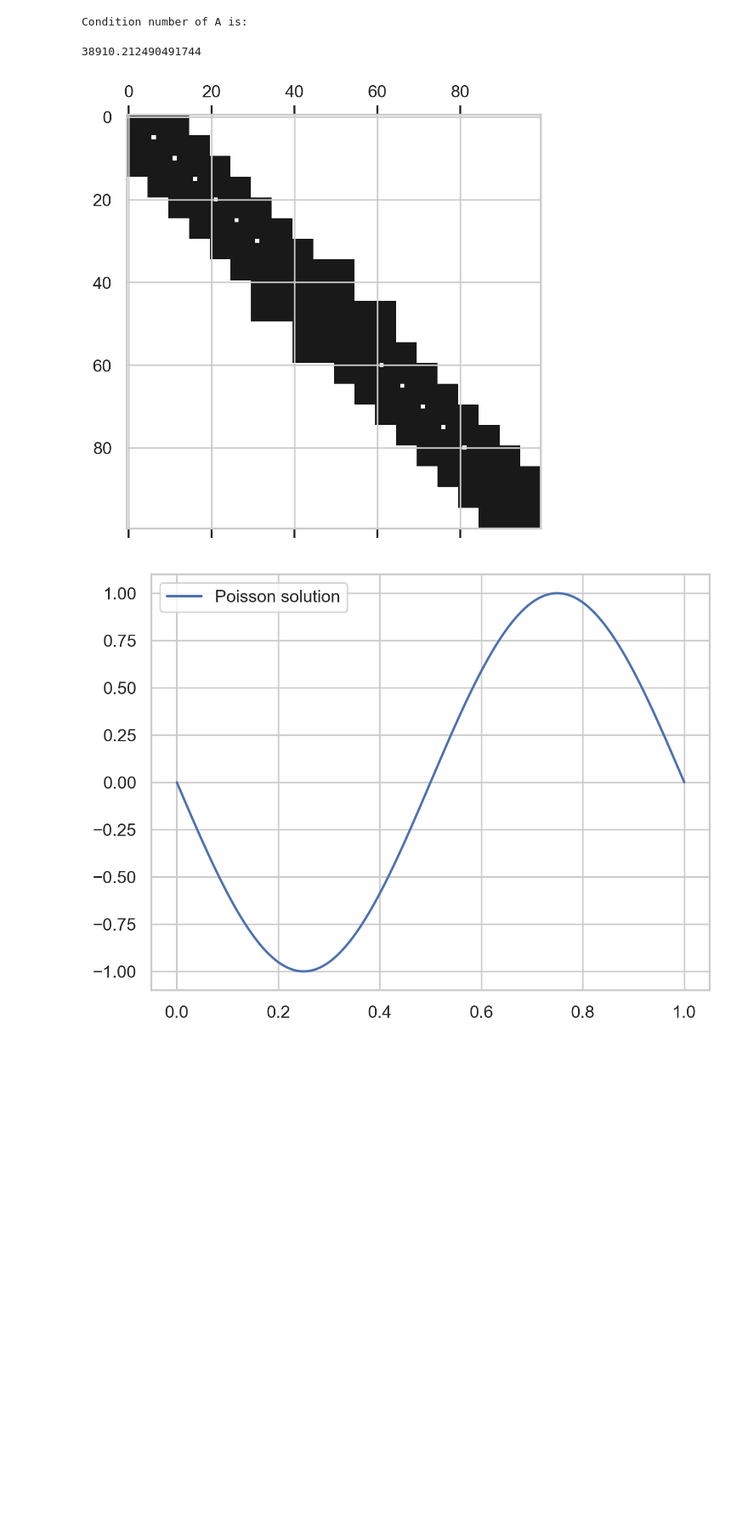
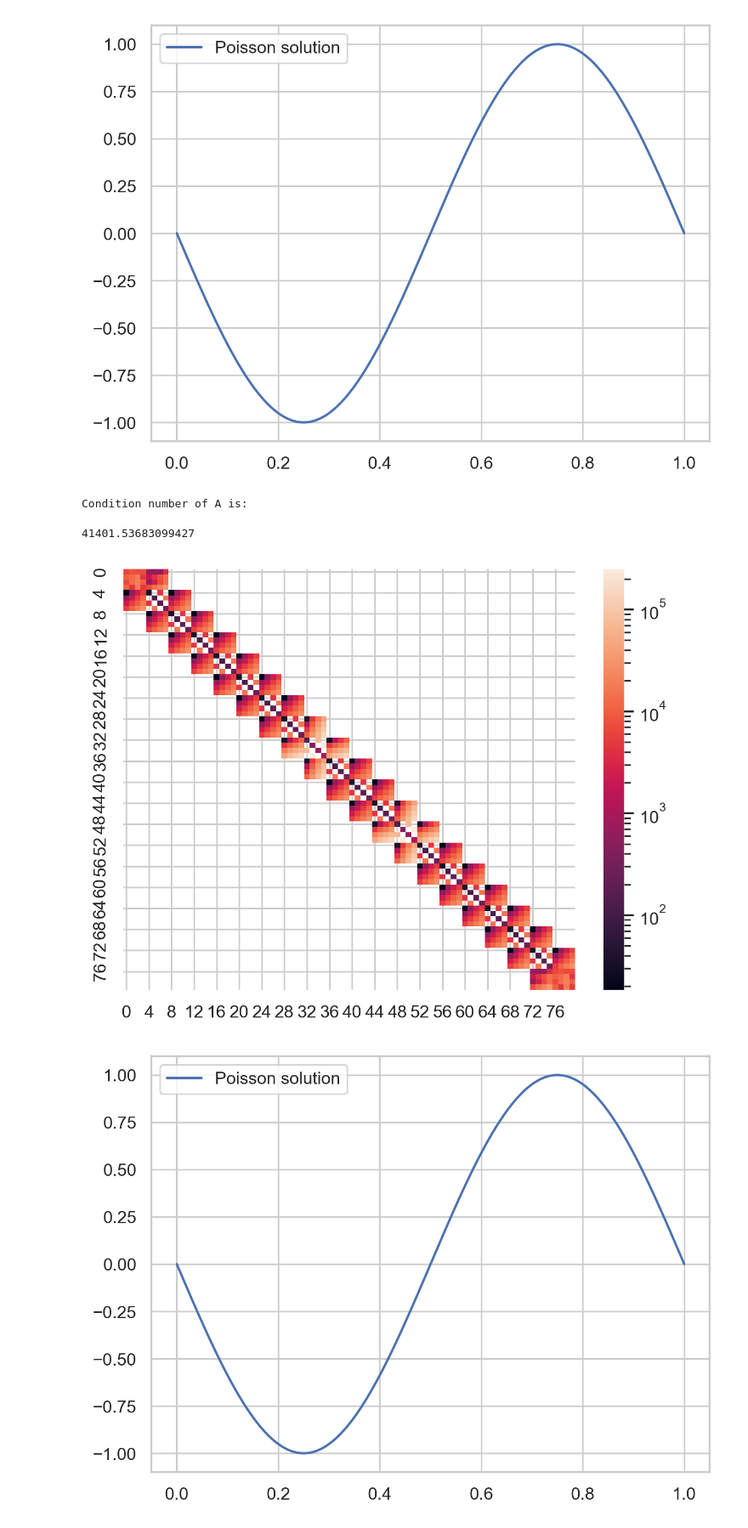
Before and after one commit to Nigel-Shen/StateRedistribution, a Jupyter notebook: DGSRD_elliptic.ipynb, the cells around one changed output. Shown at 85% size. Drawn from its saved outputs; the diff is of its cells as text; code cells hidden in the pictures; blank space fills up the shorter version.

```diff
--- a/DGSRD_elliptic.ipynb
+++ b/DGSRD_elliptic.ipynb
@@ -475,18 +505,29 @@ Condition number of A is:
+# %%
+F = initialize(lambda x: (2*np.pi)**2 * np.sin(2*np.pi*x), grid, p)
+F = F.flatten()
+U = np.linalg.solve(Adense, F)
+U = np.reshape(U, (N, p+1))
+
+func_U  = evaluate_sol(U, grid)
+xs      = np.linspace(0, L, 1000)
+us      = do_op(func_U, xs)
+fig, ax = plt.subplots(dpi=250)
+ax.plot(xs, us, label="Poisson solution")
+ax.legend()
+plt.show()
+# %% [output]
+[figure, added]
 # %%
-def mv_srd(u):
-    U = np.reshape(u, (N, p+1))
-    F = compute_F(U, srd=True)
-    return F.flatten()
-
-A = sp.LinearOperator( (N*(p+1), N*(p+1)), matvec=mv_srd )
+A = sp.LinearOperator((N*(p+1), N*(p+1)), matvec=get_mv("IP", local_matrices, [0, 0], False, p, grid, coarsen_M, redistribute_M))
 Adense = A * np.eye(N*(p+1))
+Adense[np.abs(Adense) < 1E-11] = 0
 print("Condition number of A is:")
 print(np.linalg.cond(Adense))
 fig, ax = plt.subplots(dpi=250)
-ax.spy(Adense)
-fig.show()
+sns.heatmap(np.abs(Adense), norm=LogNorm(), ax=ax)
+plt.show()
 # %% [output]
 Condition number of A is:
-38910.212490491744
+41401.53683099427
-[figure, old version]
+[figure, new version]
 # %%
```
Also changed, not shown: parts of 19 cells of this notebook.
